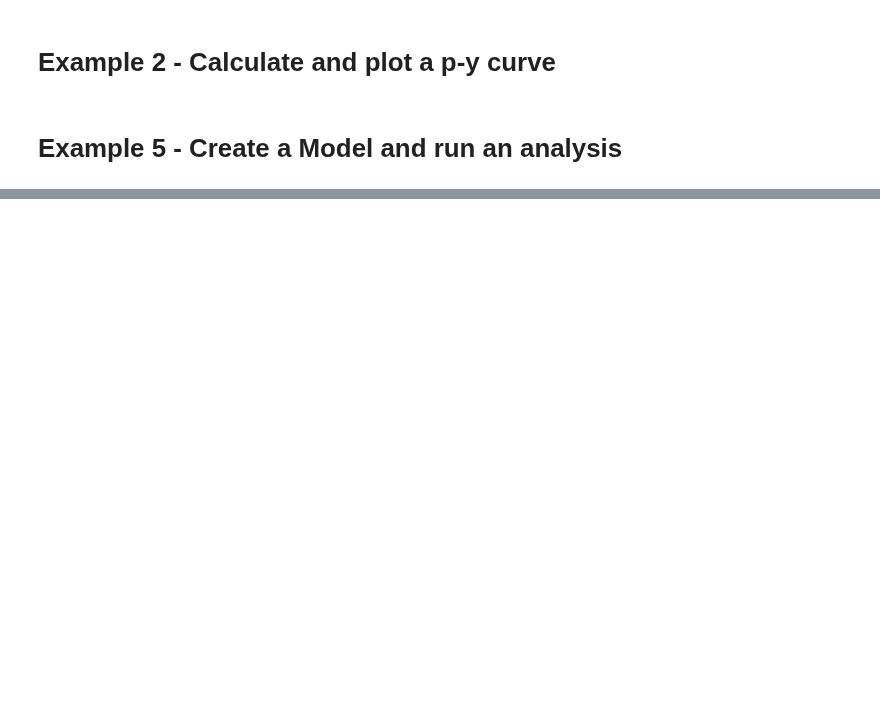
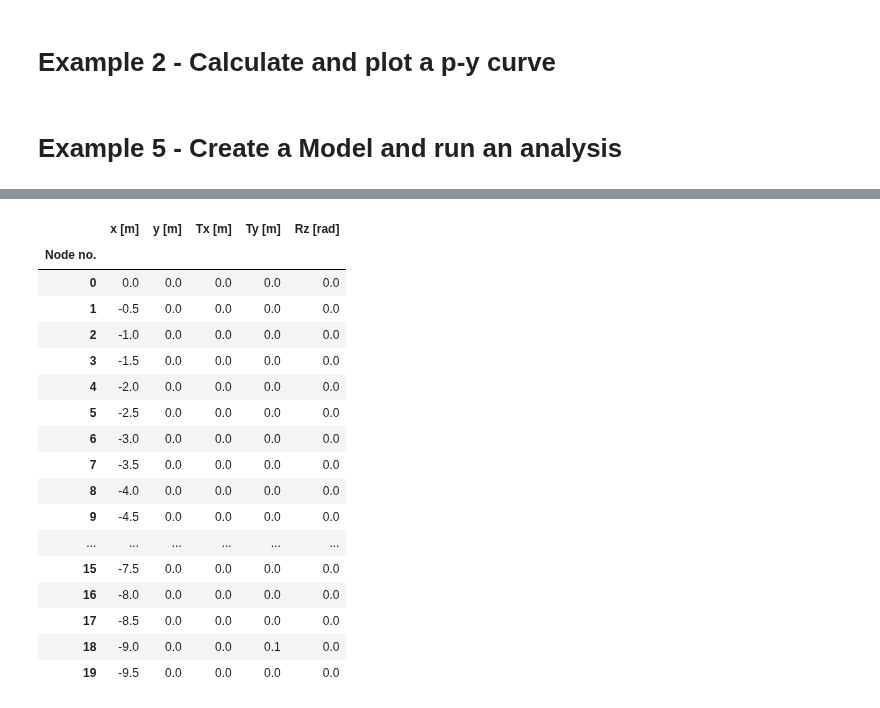
Before and after one commit to TchilDill/openpile, a Jupyter notebook: samples/run_usage.ipynb, the cells around one changed output, grey strips where cells are left out. Cells and saved outputs as stored; diff of their text form; code cells hidden in the pictures; blank space fills up the shorter version.

```diff
--- a/samples/run_usage.ipynb
+++ b/samples/run_usage.ipynb
@@ -99,0 +123,22 @@ Result.details()
+# %%
+M.boundary_conditions
+M.global_disp.head(20)
+# %% [output]
+|  | x [m] | y [m] | Tx [m] | Ty [m] | Rz [rad] |
+| Node no. |  |  |  |  |  |
+| 0 | 0.0 | 0.0 | 0.0 | 0.0 | 0.0 |
+| 1 | -0.5 | 0.0 | 0.0 | 0.0 | 0.0 |
+| 2 | -1.0 | 0.0 | 0.0 | 0.0 | 0.0 |
+| 3 | -1.5 | 0.0 | 0.0 | 0.0 | 0.0 |
+| 4 | -2.0 | 0.0 | 0.0 | 0.0 | 0.0 |
+| 5 | -2.5 | 0.0 | 0.0 | 0.0 | 0.0 |
+| 6 | -3.0 | 0.0 | 0.0 | 0.0 | 0.0 |
+| 7 | -3.5 | 0.0 | 0.0 | 0.0 | 0.0 |
+| 8 | -4.0 | 0.0 | 0.0 | 0.0 | 0.0 |
+| 9 | -4.5 | 0.0 | 0.0 | 0.0 | 0.0 |
+| ... | ... | ... | ... | ... | ... |
+| 15 | -7.5 | 0.0 | 0.0 | 0.0 | 0.0 |
+| 16 | -8.0 | 0.0 | 0.0 | 0.0 | 0.0 |
+| 17 | -8.5 | 0.0 | 0.0 | 0.0 | 0.0 |
+| 18 | -9.0 | 0.0 | 0.0 | 0.1 | 0.0 |
+| 19 | -9.5 | 0.0 | 0.0 | 0.0 | 0.0 |
```
Also changed, not shown: parts of 2 cells of this notebook, 6 other files.
